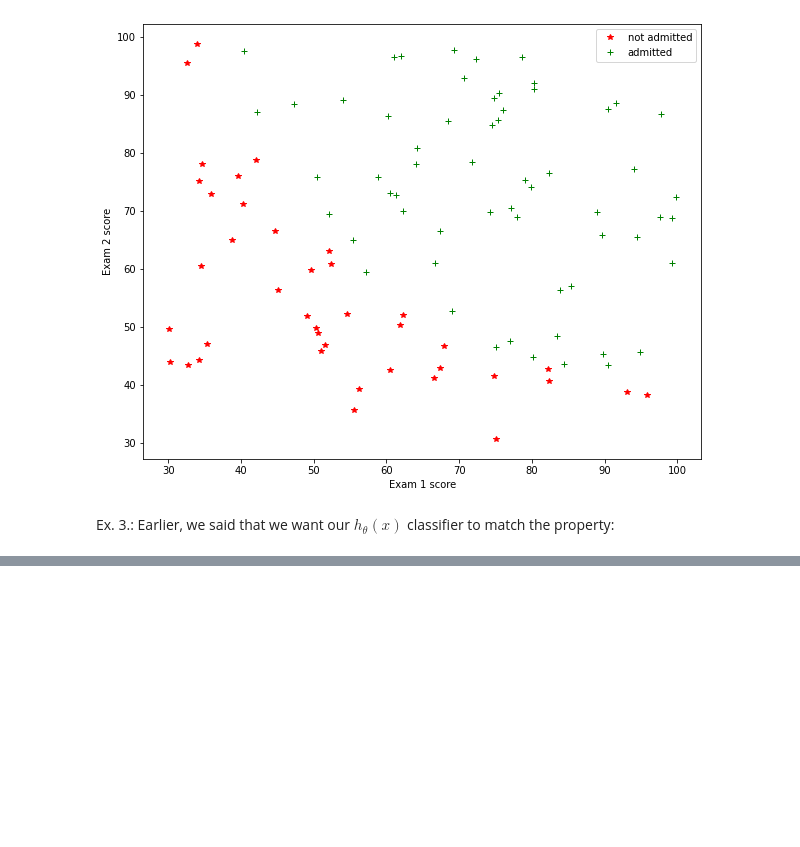
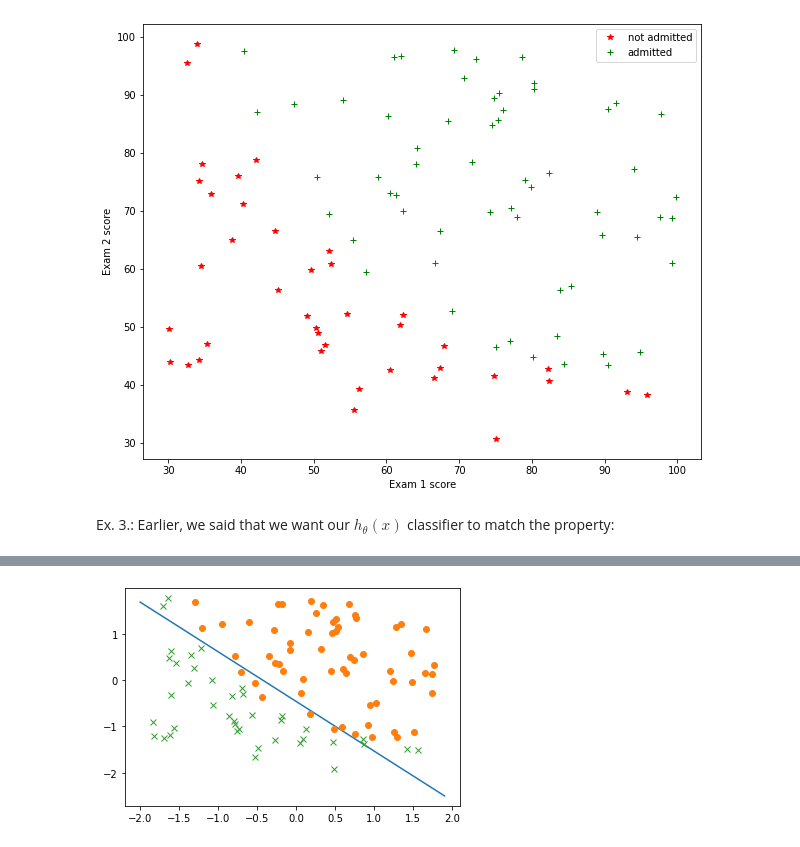
Before and after one commit to MichalMichniak/Machine_Learning_2023_Academy_Course, a Jupyter notebook: lab_3/main.ipynb, the cells around one changed output, grey strips where cells are left out. Drawn from its saved outputs; the diff is of its cells as text; code cells hidden in the pictures; blank space fills up the shorter version.

```diff
--- a/lab_3/main.ipynb
+++ b/lab_3/main.ipynb
@@ -66,0 +102,14 @@ def sig(t):
+# %%
+x1 = np.arange(-2.0, 2.0, 0.1)
+x2 = -theta[0, 0]/theta[2, 0] - theta[1, 0]/theta[2, 0] * x1
+plt.figure()
+plt.plot(x1, x2)
+X1_1 = X[1, y[0, :] == 1.0]
+X2_1 = X[2, y[0, :] == 1.0]
+X1_0 = X[1, y[0, :] == 0.0]
+X2_0 = X[2, y[0, :] == 0.0]
+plt.plot(X1_1, X2_1, 'o')
+plt.plot(X1_0, X2_0, 'x')
+plt.show()
+# %% [output]
+[figure, added]
```
Also changed, not shown: parts of 7 cells of this notebook.
